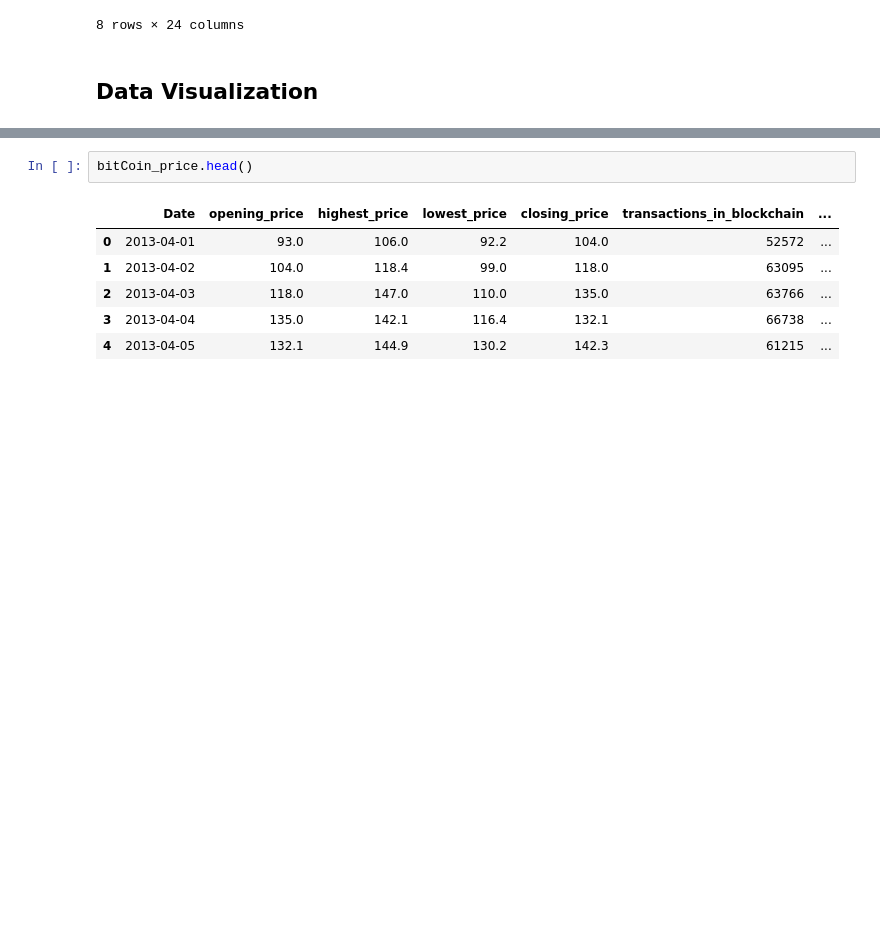
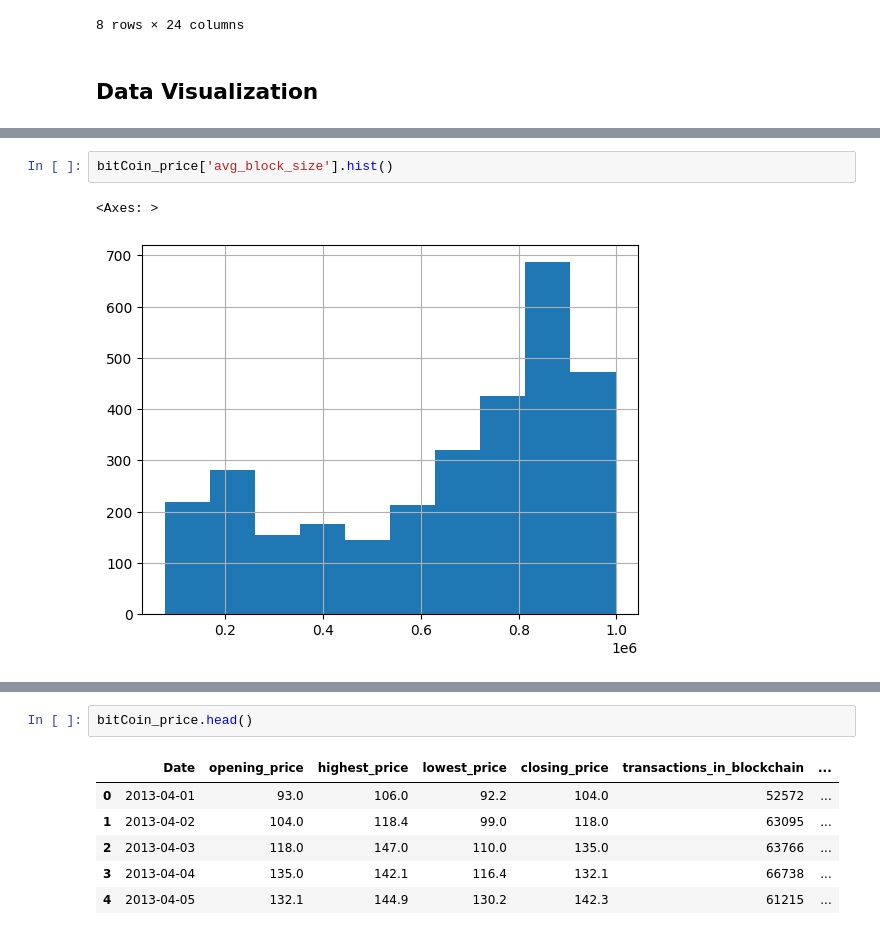
Before and after one commit to mnitrix/Internship-Project, a Jupyter notebook: BitCoin_Price_Prediction.ipynb, the cells around one changed output, grey strips where cells are left out. Saved outputs shown, nothing was run; the diff lists cells and outputs as text; blank space fills up the shorter version.

```diff
--- a/BitCoin_Price_Prediction.ipynb
+++ b/BitCoin_Price_Prediction.ipynb
@@ -37,0 +57,5 @@ bitCoin_price.describe()
+# %%
+bitCoin_price['avg_block_size'].hist()
+# %% [output]
+<Axes: >
+[figure, added]
```
Also changed, not shown: parts of 25 cells of this notebook.
